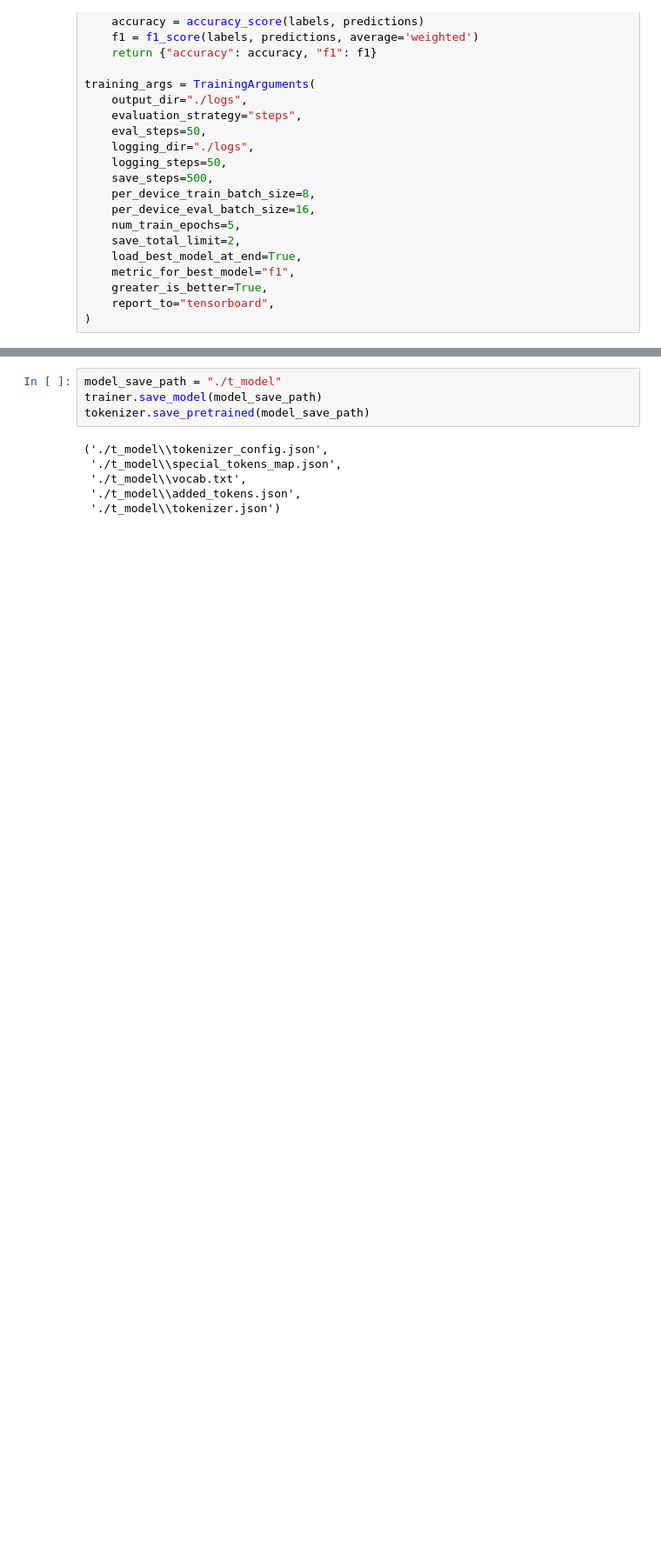
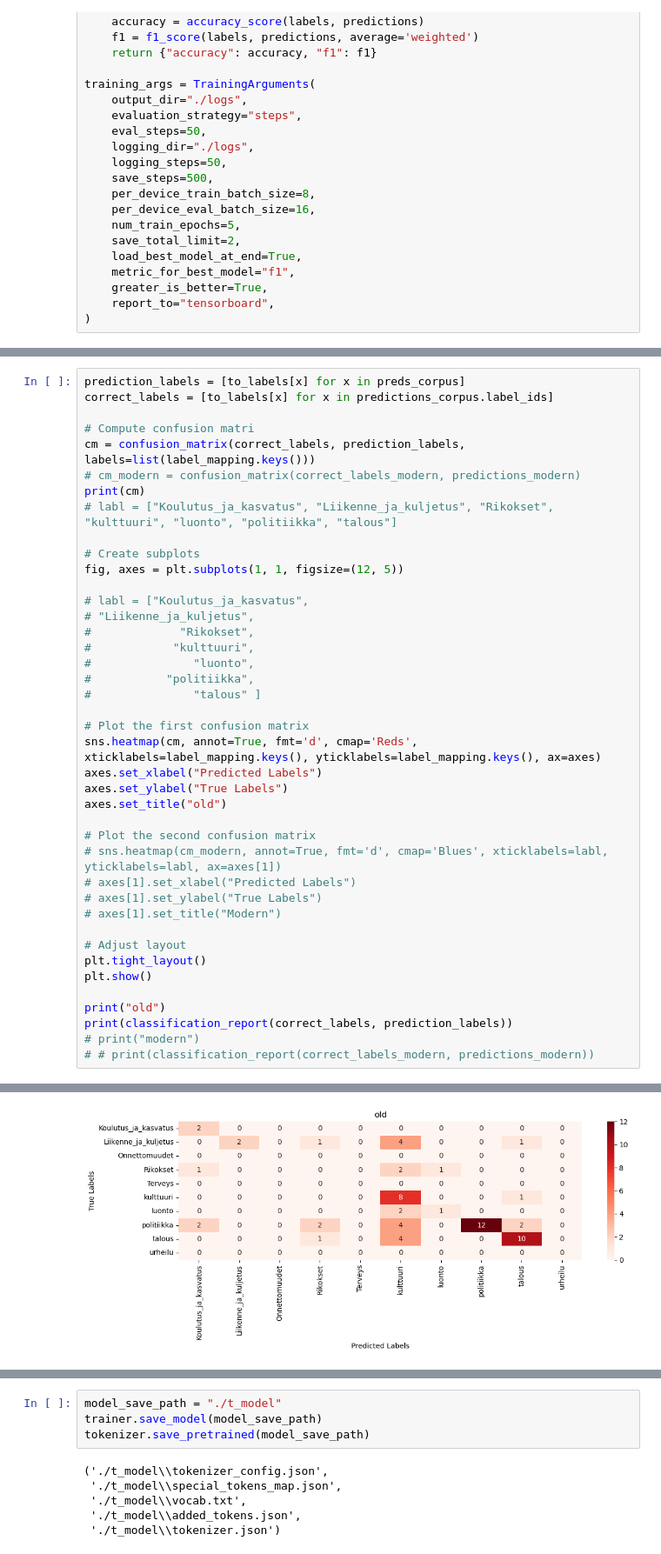
Before and after one commit to joarant/gradu, a Jupyter notebook: modelFineTuned.ipynb, the cells around one changed output, grey strips where cells are left out. Shown: that part at 87% size. Drawn from its saved outputs; the diff is of its cells as text; blank space fills up the shorter version.

```diff
--- a/modelFineTuned.ipynb
+++ b/modelFineTuned.ipynb
@@ -357,0 +458,42 @@ accuracy= 0.5714285714285714 f1= 0.5554207268492983
+# %%
+prediction_labels = [to_labels[x] for x in preds_corpus]
+correct_labels = [to_labels[x] for x in predictions_corpus.label_ids]
+
+# Compute confusion matri
+cm = confusion_matrix(correct_labels, prediction_labels, labels=list(label_mapping.keys()))
+# cm_modern = confusion_matrix(correct_labels_modern, predictions_modern)
+print(cm)
+# labl = ["Koulutus_ja_kasvatus", "Liikenne_ja_kuljetus", "Rikokset", "kulttuuri", "luonto", "politiikka", "talous"]
+
+# Create subplots
+fig, axes = plt.subplots(1, 1, figsize=(12, 5))
+
+# labl = ["Koulutus_ja_kasvatus",
+# "Liikenne_ja_kuljetus",
+#             "Rikokset",
+#            "kulttuuri",
+#               "luonto",
+#           "politiikka",
+#               "talous" ]
+
+# Plot the first confusion matrix
+sns.heatmap(cm, annot=True, fmt='d', cmap='Reds', xticklabels=label_mapping.keys(), yticklabels=label_mapping.keys(), ax=axes)
+axes.set_xlabel("Predicted Labels")
+axes.set_ylabel("True Labels")
+axes.set_title("old")
+
+# Plot the second confusion matrix
+# sns.heatmap(cm_modern, annot=True, fmt='d', cmap='Blues', xticklabels=labl, yticklabels=labl, ax=axes[1])
+# axes[1].set_xlabel("Predicted Labels")
+# axes[1].set_ylabel("True Labels")
+# axes[1].set_title("Modern")
+
+# Adjust layout
+plt.tight_layout()
+plt.show()
+
+print("old")
+print(classification_report(correct_labels, prediction_labels))
+# print("modern")
+# # print(classification_report(correct_labels_modern, predictions_modern))
+# %% [output]
@@ -357,0 +510 @@ accuracy= 0.5714285714285714 f1= 0.5554207268492983
+[figure, added]
```
Also changed, not shown: parts of 20 cells of this notebook, 1 other file.
